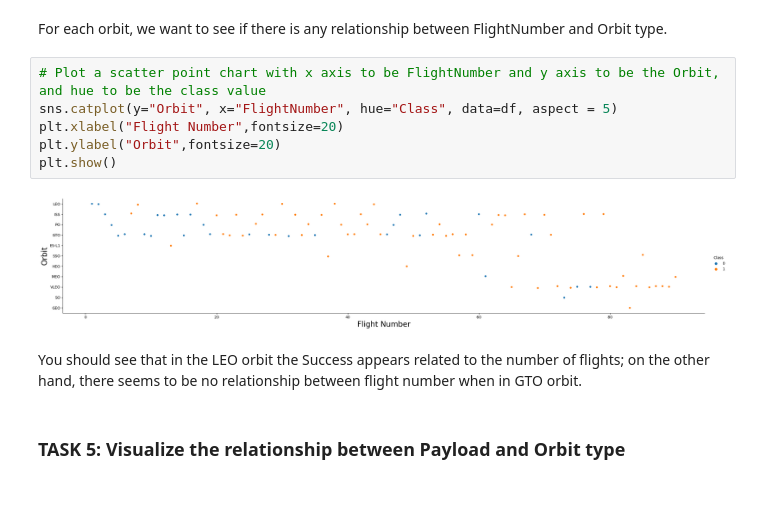
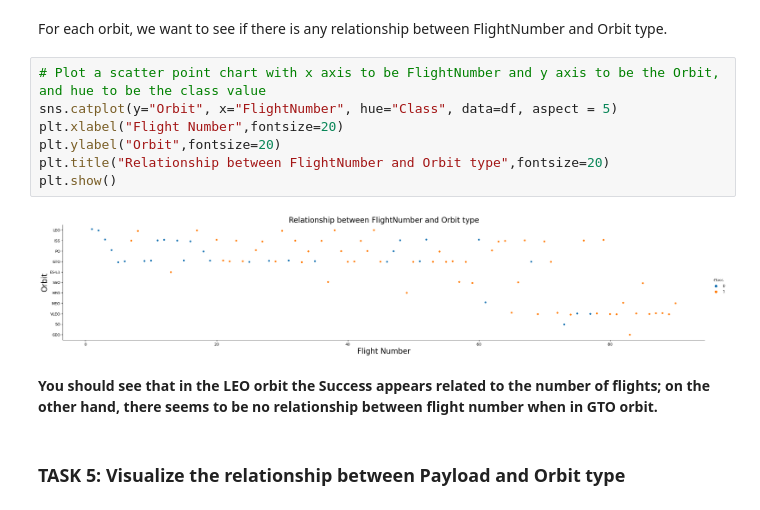
Before and after one commit to OliPag/OliPag-Applied_Data_Science_Capstone, a Jupyter notebook: jupyter-labs-eda-dataviz.ipynb, the cells around one changed output. Saved outputs shown, nothing was run; the diff lists cells and outputs as text.

```diff
--- a/jupyter-labs-eda-dataviz.ipynb
+++ b/jupyter-labs-eda-dataviz.ipynb
@@ -145,13 +139,14 @@ For each orbit, we want to see if there is any relationship between FlightNumber
 # %%
 # Plot a scatter point chart with x axis to be FlightNumber and y axis to be the Orbit, and hue to be the class value
 sns.catplot(y="Orbit", x="FlightNumber", hue="Class", data=df, aspect = 5)
 plt.xlabel("Flight Number",fontsize=20)
 plt.ylabel("Orbit",fontsize=20)
+plt.title("Relationship between FlightNumber and Orbit type",fontsize=20)
 plt.show()
 # %% [output]
-[figure, old version]
+[figure, new version]
 # %% [markdown]
-You should see that in the LEO orbit the Success appears related to the number of flights; on the other hand, there seems to be no relationship between flight number when in GTO orbit.
+<b>You should see that in the LEO orbit the Success appears related to the number of flights; on the other hand, there seems to be no relationship between flight number when in GTO orbit.</b>
 # %% [markdown]
 ### TASK  5: Visualize the relationship between Payload and Orbit type
 # %% [markdown]
```
Also changed, not shown: parts of 13 cells of this notebook.
